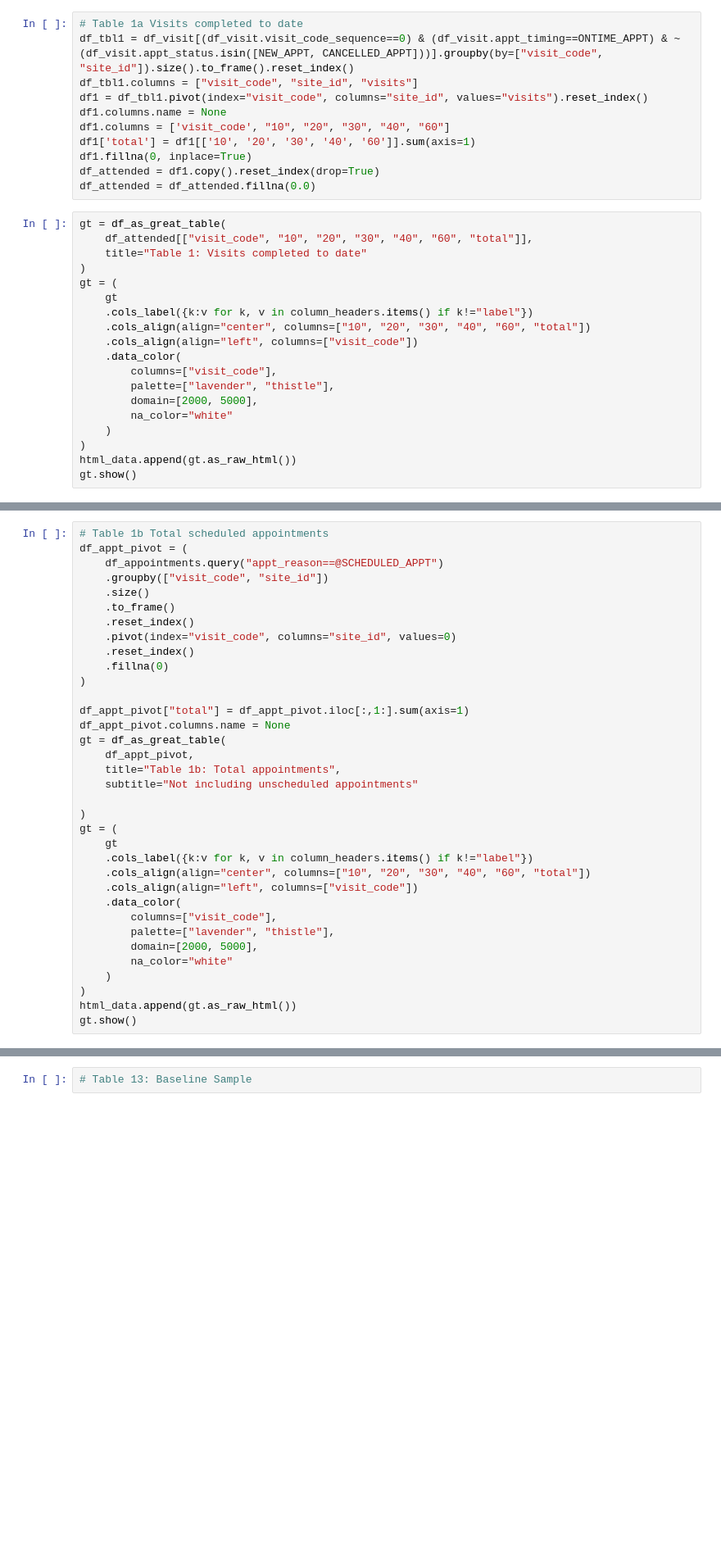
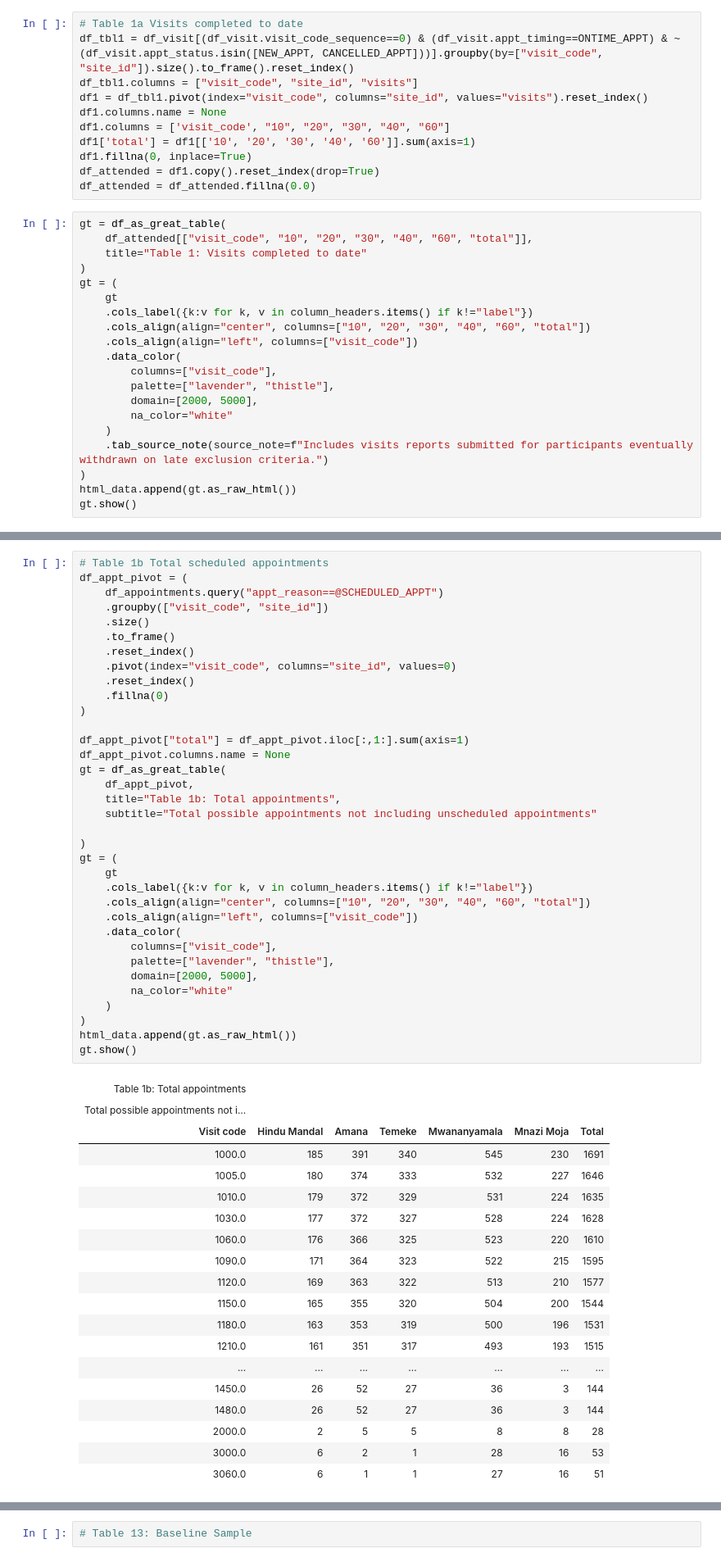
Before and after one commit to meta-trial/meta-edc, a Jupyter notebook: meta_analytics/notebooks/monitoring_report.ipynb, the cells around one changed output, grey strips where cells are left out. Shown at 82% size. Saved outputs shown, nothing was run; the diff lists cells and outputs as text; blank space fills up the shorter version.

Commit message:
monitoring report

```diff
--- a/meta_analytics/notebooks/monitoring_report.ipynb
+++ b/meta_analytics/notebooks/monitoring_report.ipynb
@@ -89,6 +91,7 @@ gt = (
         domain=[2000, 5000],
         na_color="white"
     )
+    .tab_source_note(source_note=f"Includes visits reports submitted for participants eventually withdrawn on late exclusion criteria.")
 )
 html_data.append(gt.as_raw_html())
 gt.show()
@@ -99,34 +121,54 @@ df_appt_pivot = (
     .groupby(["visit_code", "site_id"])
     .size()
     .to_frame()
     .reset_index()
     .pivot(index="visit_code", columns="site_id", values=0)
     .reset_index()
     .fillna(0)
 )
 
 df_appt_pivot["total"] = df_appt_pivot.iloc[:,1:].sum(axis=1)
 df_appt_pivot.columns.name = None
 gt = df_as_great_table(
     df_appt_pivot,
     title="Table 1b: Total appointments",
-    subtitle="Not including unscheduled appointments"
+    subtitle="Total possible appointments not including unscheduled appointments"
 
 )
 gt = (
     gt
     .cols_label({k:v for k, v in column_headers.items() if k!="label"})
     .cols_align(align="center", columns=["10", "20", "30", "40", "60", "total"])
     .cols_align(align="left", columns=["visit_code"])
     .data_color(
         columns=["visit_code"],
         palette=["lavender", "thistle"],
         domain=[2000, 5000],
         na_color="white"
     )
 )
 html_data.append(gt.as_raw_html())
 gt.show()
+# %% [output]
+| Table 1b: Total appointments |  |  |  |  |  |  |
+| Total possible appointments not i... |  |  |  |  |  |  |
+| Visit code | Hindu Mandal | Amana | Temeke | Mwananyamala | Mnazi Moja | Total |
+| 1000.0 | 185 | 391 | 340 | 545 | 230 | 1691 |
+| 1005.0 | 180 | 374 | 333 | 532 | 227 | 1646 |
+| 1010.0 | 179 | 372 | 329 | 531 | 224 | 1635 |
+| 1030.0 | 177 | 372 | 327 | 528 | 224 | 1628 |
+| 1060.0 | 176 | 366 | 325 | 523 | 220 | 1610 |
+| 1090.0 | 171 | 364 | 323 | 522 | 215 | 1595 |
+| 1120.0 | 169 | 363 | 322 | 513 | 210 | 1577 |
+| 1150.0 | 165 | 355 | 320 | 504 | 200 | 1544 |
+| 1180.0 | 163 | 353 | 319 | 500 | 196 | 1531 |
+| 1210.0 | 161 | 351 | 317 | 493 | 193 | 1515 |
+| ... | ... | ... | ... | ... | ... | ... |
+| 1450.0 | 26 | 52 | 27 | 36 | 3 | 144 |
+| 1480.0 | 26 | 52 | 27 | 36 | 3 | 144 |
+| 2000.0 | 2 | 5 | 5 | 8 | 8 | 28 |
+| 3000.0 | 6 | 2 | 1 | 28 | 16 | 53 |
+| 3060.0 | 6 | 1 | 1 | 27 | 16 | 51 |
 # %%
 # Table 1c Past scheduled appointments -- no information provided
 df_appt_pivot = (
```
Also changed, not shown: parts of 30 cells of this notebook, 1 other file.
